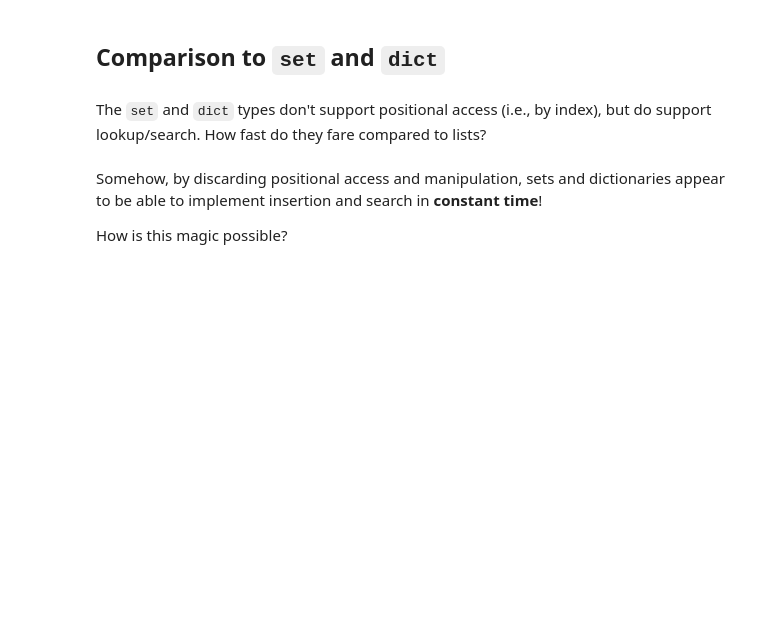
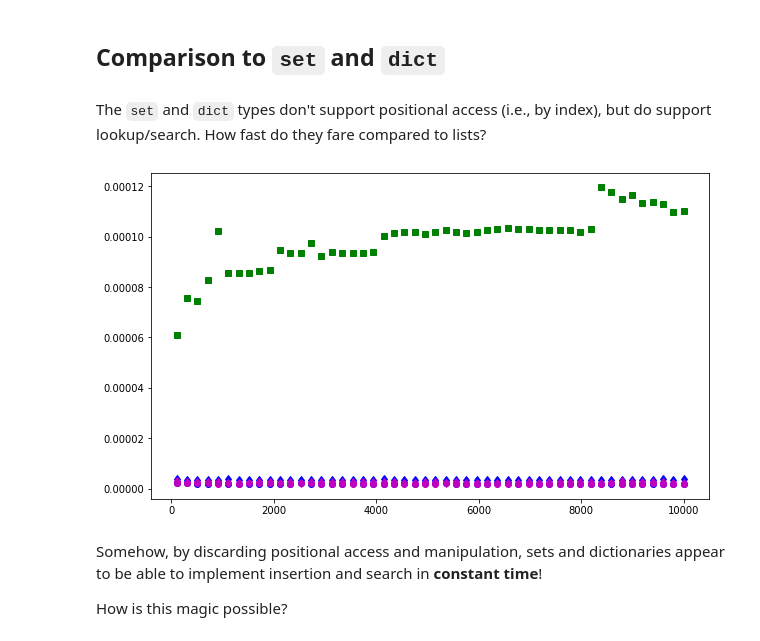
Before and after one commit to cs331ds/lectures, a Jupyter notebook: 10-map.ipynb, the cells around one changed output. Drawn from its saved outputs; the diff is of its cells as text; code cells hidden in the pictures; blank space fills up the shorter version.

```diff
--- a/10-map.ipynb
+++ b/10-map.ipynb
@@ -94,12 +94,14 @@ ts_dctsearch = [timeit.timeit(f'{0} in dct', # try for other values
                               number=100)
                 for n in ns]
 # %%
-plt.plot(ns, ts_linsearch, 'sr')
+# plt.plot(ns, ts_linsearch, 'sr')
 plt.plot(ns, ts_binsearch, 'sg')
 plt.plot(ns, ts_setadd, 'db')
 plt.plot(ns, ts_setsearch, 'ob')
 plt.plot(ns, ts_dctadd, 'dm');
 plt.plot(ns, ts_dctsearch, 'om');
+# %% [output]
+[figure, added]
 # %% [markdown]
 Somehow, by discarding positional access and manipulation, sets and dictionaries appear to be able to implement insertion and search in **constant time**!
 
```
Also changed, not shown: parts of 32 cells of this notebook, 2 other files.
